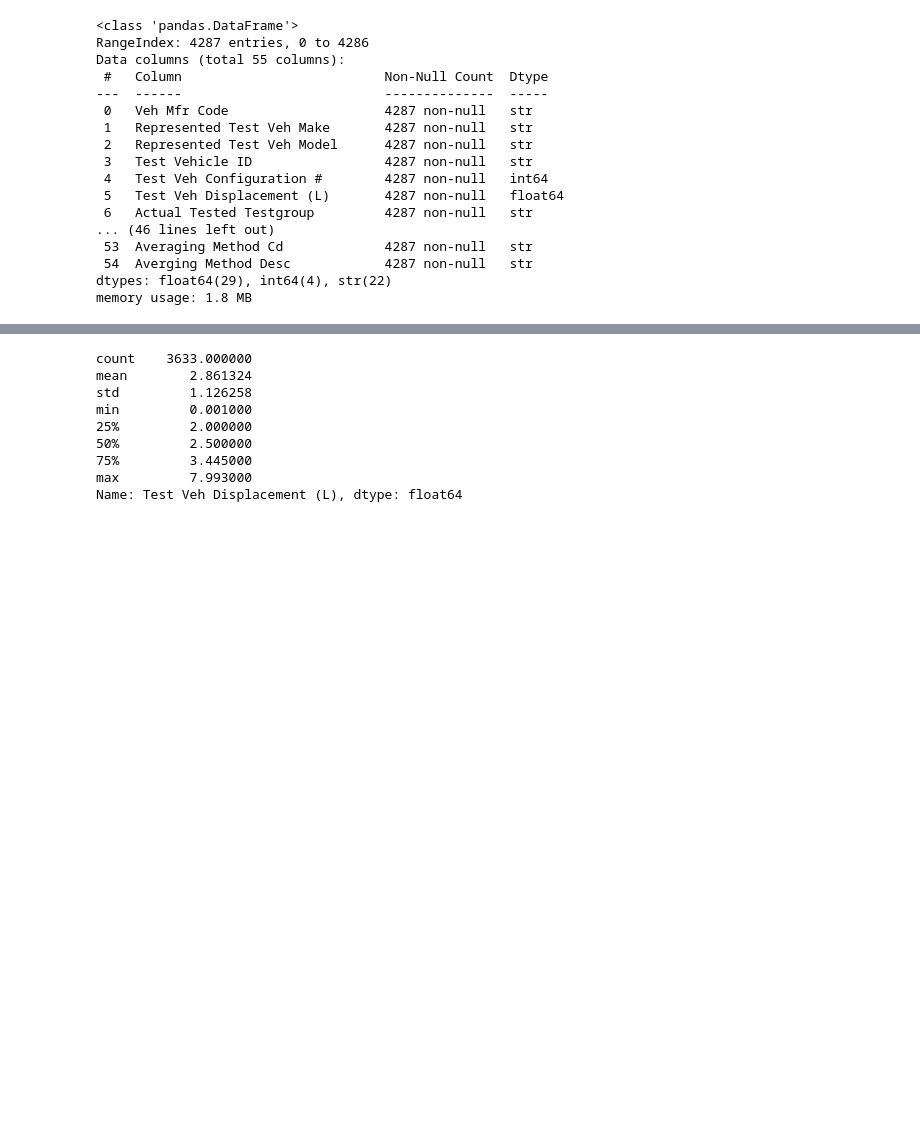
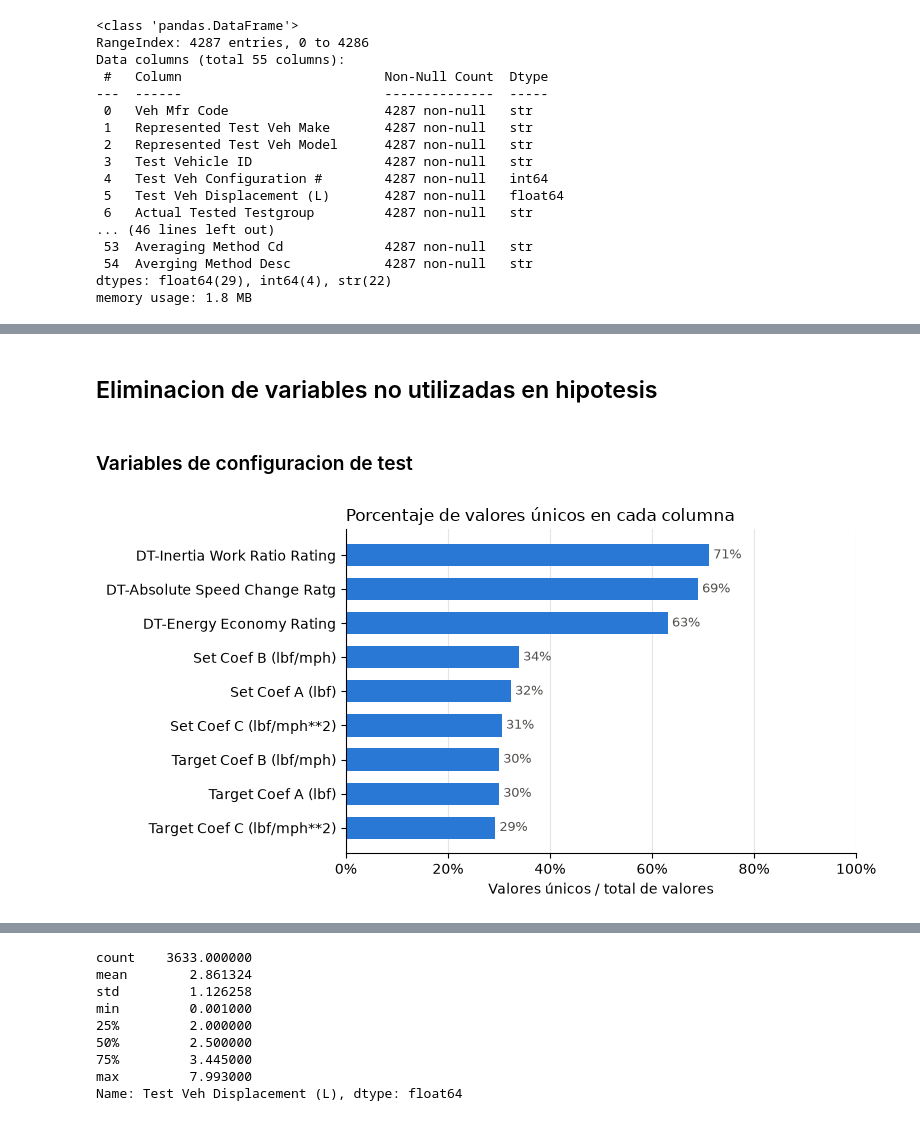
Before and after one commit to Sicant0/TPE-FundamentosDeCienciaDeDatos, a Jupyter notebook: entrega_final.ipynb, the cells around one changed output, grey strips where cells are left out. Drawn from its saved outputs; the diff is of its cells as text; code cells hidden in the pictures; blank space fills up the shorter version.

```diff
--- a/entrega_final.ipynb
+++ b/entrega_final.ipynb
@@ -90,0 +105,29 @@ memory usage: 1.8 MB
+# %% [markdown]
+## Eliminacion de variables no utilizadas en hipotesis
+# %% [markdown]
+### Variables de configuracion de test
+# %%
+columnas_DT_Coef = ["DT-Inertia Work Ratio Rating", "DT-Absolute Speed Change Ratg", "DT-Energy Economy Rating",
+                    "Target Coef A (lbf)", "Target Coef B (lbf/mph)", "Target Coef C (lbf/mph**2)",
+                    "Set Coef A (lbf)", "Set Coef B (lbf/mph)", "Set Coef C (lbf/mph**2)"]
+
+# Fracción de valores únicos sobre el total de valores no nulos
+frac_unicos = (epa_cartest_clean[columnas_DT_Coef].nunique() / epa_cartest_clean[columnas_DT_Coef].notna().sum()).sort_values()
+
+fig, ax = plt.subplots(figsize=(8, 4.2))
+ax.barh(frac_unicos.index, frac_unicos.values, color="#2a78d6", height=0.65)
+for y, v in enumerate(frac_unicos.values):
+    ax.text(v, y, f" {v:.0%}", va="center", fontsize=9, color="#52514e")
+
+ax.set_title("Porcentaje de valores únicos en cada columna", loc="left")
+ax.set_xlabel("Valores únicos / total de valores")
+ax.set_xlim(0, 1)
+ax.xaxis.set_major_formatter(plt.FuncFormatter(lambda x, _: f"{x:.0%}"))
+ax.grid(axis="x", color="#e5e5e5", linewidth=0.8)
+ax.set_axisbelow(True)
+ax.spines[["top", "right"]].set_visible(False)
+
+plt.tight_layout()
+plt.show()
+# %% [output]
+[figure, added]
```
Also changed, not shown: parts of 78 cells of this notebook.
